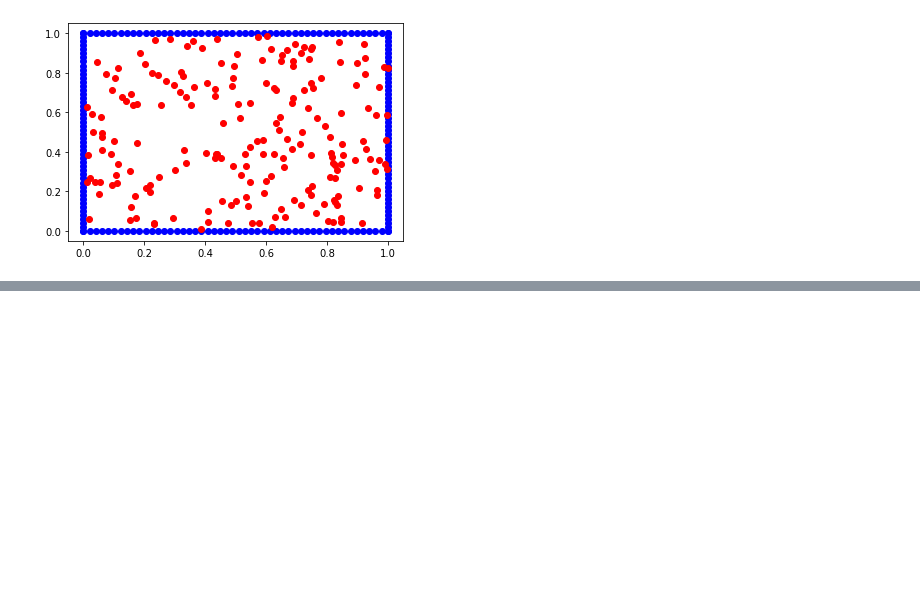
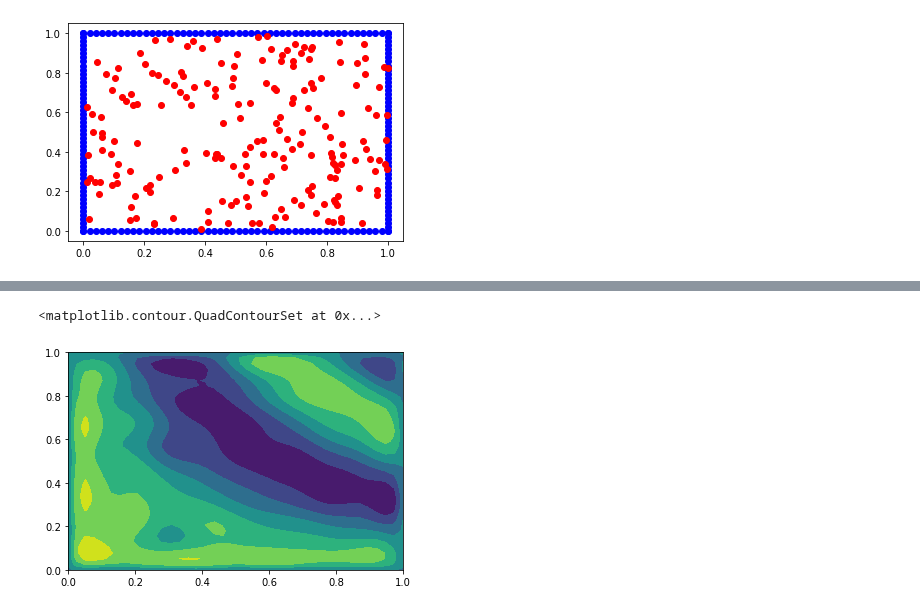
Before and after one commit to cade-b/kernel-pdes, a Jupyter notebook: basic_example.ipynb, the cells around one changed output, grey strips where cells are left out. Cells and saved outputs as stored; diff of their text form; code cells hidden in the pictures; blank space fills up the shorter version.

```diff
--- a/basic_example.ipynb
+++ b/basic_example.ipynb
@@ -32,6 +32,8 @@ boundary_points = np.hstack([
     np.vstack((boundary_point_samples,np.ones(num_per_boundary))),
     np.vstack((boundary_point_samples,np.zeros(num_per_boundary)))
 ]).T
+
+all_points = jnp.vstack([interior_points,boundary_points])
 plt.scatter(boundary_points[:,0],boundary_points[:,1],c='blue')
 plt.scatter(interior_points[:,0],interior_points[:,1],c='red')
 plt.show()
@@ -105,3 +107,17 @@ plt.contourf(xgrid,ygrid,usol)
+# %%
+xgrid=jnp.linspace(0,1,40)
+ygrid=jnp.linspace(0,1,40)
+
+XX,YY=jnp.meshgrid(xgrid,ygrid)
+
+interpolation_points = jnp.vstack([XX.flatten(),YY.flatten()]).T
+
+interp_solution=(vec_k(all_points,interpolation_points)@coef_sol).reshape(40,40)
+
+plt.contourf(xgrid,ygrid,interp_solution)
+# %% [output]
+<matplotlib.contour.QuadContourSet at 0x...>
+[figure, added]
 # %%
 # %% [output]
 <matplotlib.contour.QuadContourSet at 0x...>
```
Also changed, not shown: parts of 5 cells of this notebook, 1 other file.
